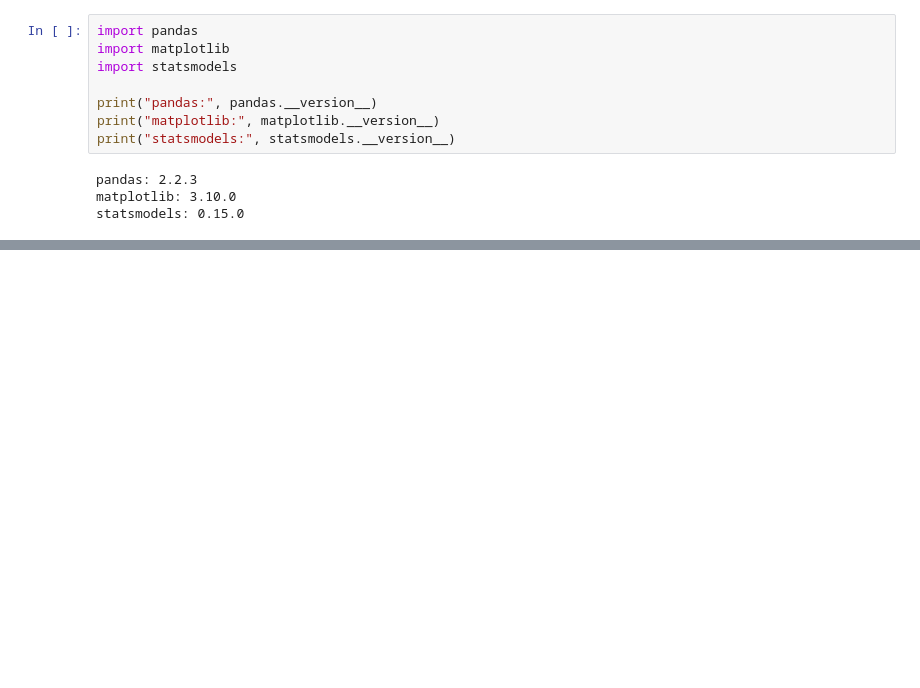
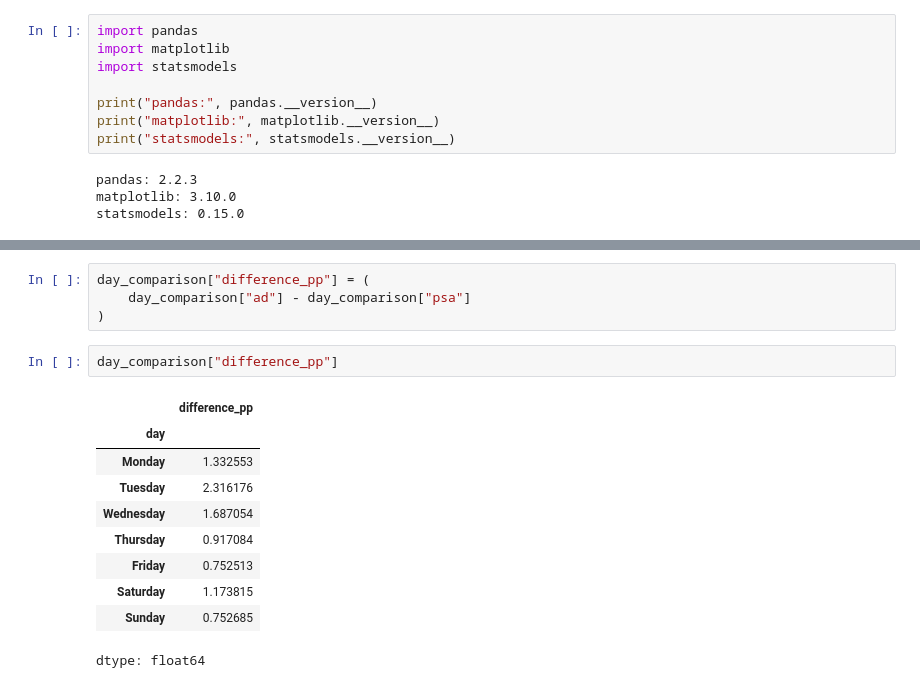
Before and after one commit to mehakgupta0406/marketing-ab-test-analysis, a Jupyter notebook: Marketing_ab_testing.ipynb, the cells around one changed output, grey strips where cells are left out. Drawn from its saved outputs; the diff is of its cells as text; blank space fills up the shorter version.

```diff
--- a/Marketing_ab_testing.ipynb
+++ b/Marketing_ab_testing.ipynb
@@ -306,0 +360,17 @@ statsmodels: 0.15.0
+# %%
+day_comparison["difference_pp"] = (
+    day_comparison["ad"] - day_comparison["psa"]
+)
+# %%
+day_comparison["difference_pp"]
+# %% [output]
+|  | difference_pp |
+| day |  |
+| Monday | 1.332553 |
+| Tuesday | 2.316176 |
+| Wednesday | 1.687054 |
+| Thursday | 0.917084 |
+| Friday | 0.752513 |
+| Saturday | 1.173815 |
+| Sunday | 0.752685 |
+dtype: float64
```
Also changed, not shown: parts of 23 cells of this notebook.
